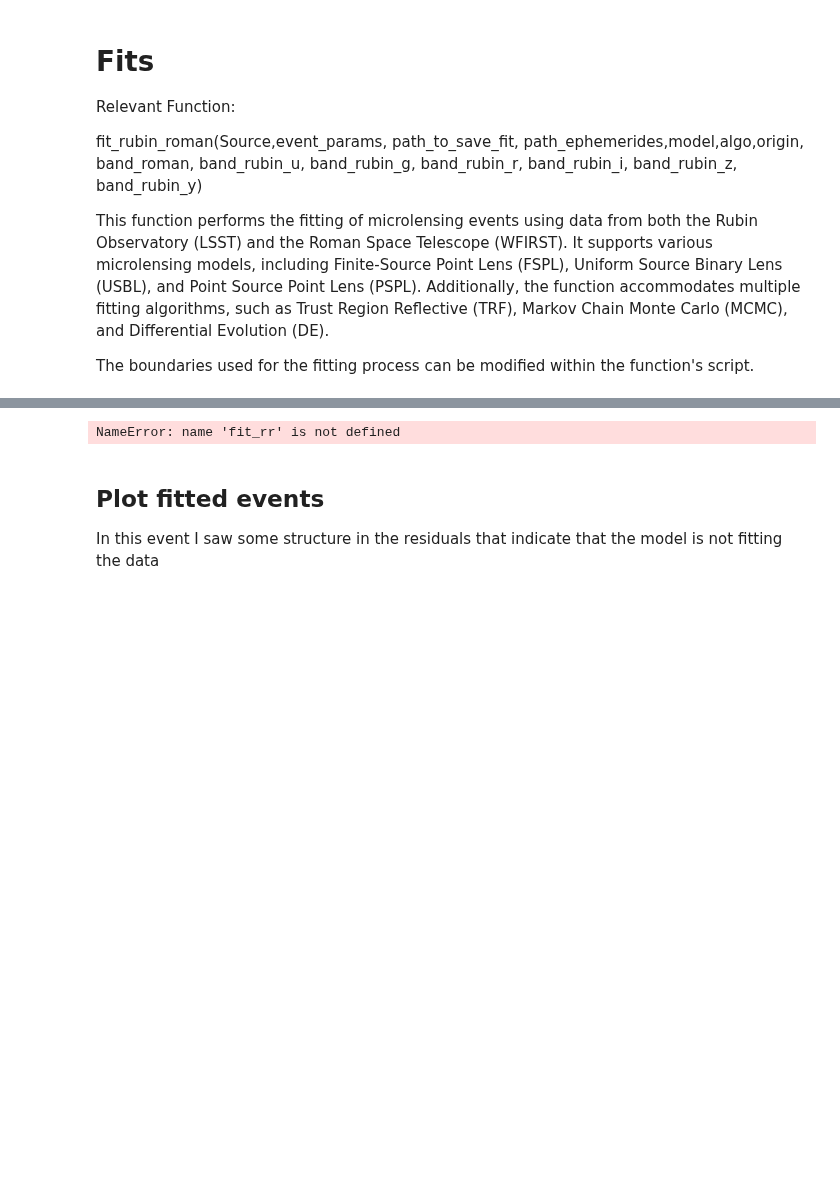
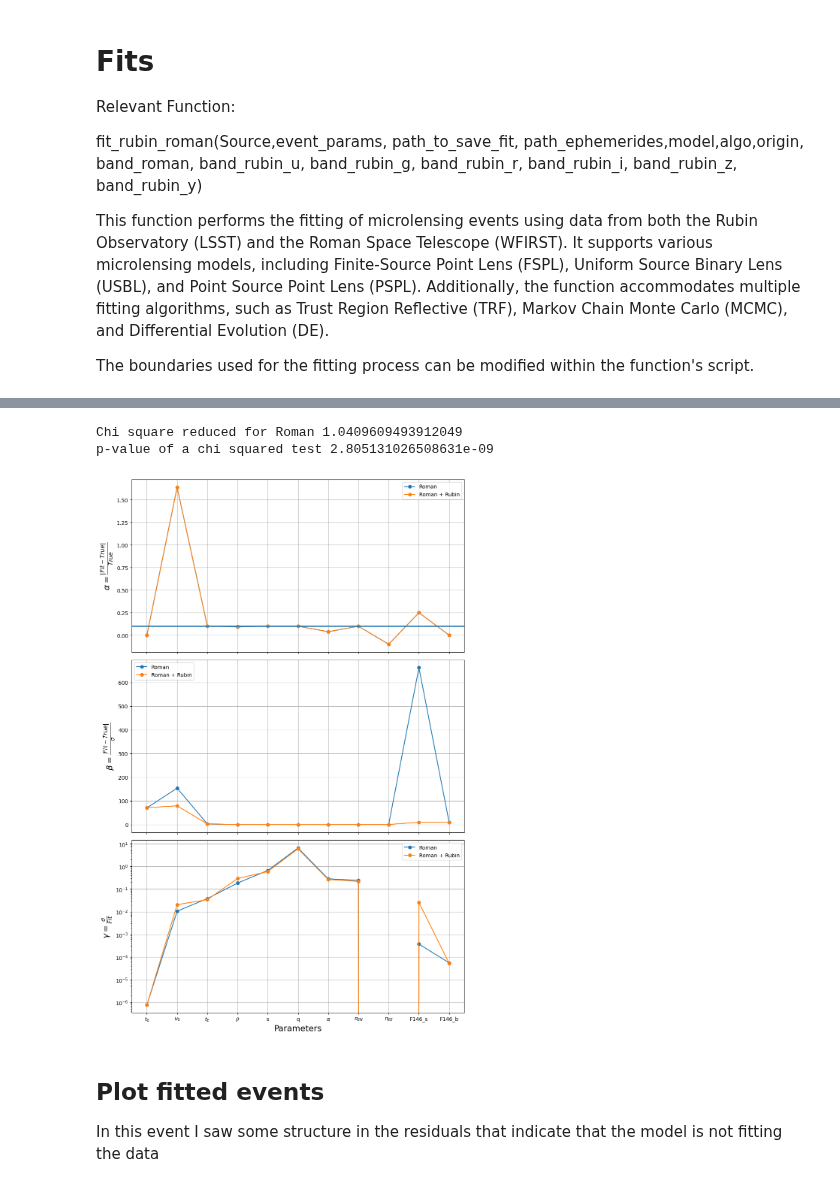
Before and after one commit to anibal-art/roman_rubin, a Jupyter notebook: notebooks/Example_sim_and_fit.ipynb, the cells around one changed output, grey strips where cells are left out. Saved outputs shown, nothing was run; the diff lists cells and outputs as text; code cells hidden in the pictures; blank space fills up the shorter version.

```diff
--- a/notebooks/Example_sim_and_fit.ipynb
+++ b/notebooks/Example_sim_and_fit.ipynb
@@ -255,11 +309,9 @@ NameError: name 'i' is not defined
 # %%
 # for i in range(len(fit_rr.fit_results['DE_population'])):
-print(len(fit_rr.fit_results['DE_population']))
-plt.hist2d(fit_rr.fit_results['DE_population'][:,2],fit_rr.fit_results['DE_population'][:,8], bins=50, cmap='viridis')
+# print(len(fit_rr.fit_results['DE_population']))
+# plt.hist2d(fit_rr.fit_results['DE_population'][:,2],fit_rr.fit_results['DE_population'][:,8], bins=50, cmap='viridis')
 
-plt.show()
+# plt.show()
-# %% [output]
-NameError: name 'fit_rr' is not defined
 # %%
 #we can make some tests to check if this is a good event before make the plot
 from scipy.stats import chi2
@@ -267,7 +319,7 @@ chi2_roman = fit_roman.fit_results['chi2']
 DOF_roman = len(pyLIMAmodel_roman.event.telescopes[0].lightcurve_magnitude['time'])-len(fit_roman.fit_results['best_model'])
 print('Chi square reduced for Roman', chi2_roman/DOF_roman)
 print('p-value of a chi squared test', chi2.sf(chi2_roman, DOF_roman))
-print('We see a very low p-value this indicates that is unlikely that the model follow the data.')
+# print('We see a very low p-value this indicates that is unlikely that the model follow the data.')
 # #metrics
 
 #metric alpha
@@ -279,6 +331,9 @@ beta_rr = (abs(np.array(true_params[0:len(fit_rr.fit_results['best_model'])])-fi
 #metric gamma
 gamma_roman = np.sqrt(np.diag(fit_roman.fit_results['covariance_matrix']))/np.array(true_params[0:len(fit_roman.fit_results['best_model'])])
 gamma_rr = (np.sqrt(np.diag(fit_rr.fit_results['covariance_matrix']))/np.array(true_params[0:len(fit_rr.fit_results['best_model'])]))[0:len(fit_roman.fit_results['best_model'])]
+# %% [output]
+Chi square reduced for Roman 1.0409609493912049
+p-value of a chi squared test 2.805131026508631e-09
 # %%
 # Parameter labels
 xticks = [r'$t_0$', r'$u_0$', r'$t_E$', r'$\rho$', 's', 'q', r'$\alpha$', r'$\pi_{EN}$', r'$\pi_{EE}$', 'F146_s', 'F146_b']
@@ -287,33 +342,36 @@ xticks = [r'$t_0$', r'$u_0$', r'$t_E$', r'$\rho$', 's', 'q', r'$\alpha$', r'$\pi
 fig, axs = plt.subplots(3, 1, figsize=(10, 15), sharex=True)
 
 # Plot alpha
 axs[0].plot(alpha_roman, marker='o', label='Roman')
 axs[0].plot(alpha_rr, marker='o', label='Roman + Rubin')
 axs[0].set_ylabel(r'$\alpha = \frac{|Fit-True|}{True}$', fontsize=16)
+axs[0].axhline(rango,lw=2,ls='-')
 axs[0].legend()
 axs[0].grid(True)
 
 # Plot beta
 axs[1].plot(beta_roman, marker='o', label='Roman')
 axs[1].plot(beta_rr, marker='o', label='Roman + Rubin')
 axs[1].set_ylabel(r'$\beta =\frac{|Fit-True|}{\sigma}$', fontsize=16)
 axs[1].legend()
 axs[1].grid(True)
 
 # Plot gamma
 axs[2].plot(gamma_roman, marker='o', label='Roman')
 axs[2].plot(gamma_rr, marker='o', label='Roman + Rubin')
 axs[2].set_ylabel(r'$\gamma =\frac{\sigma}{Fit}$', fontsize=16)
 axs[2].legend()
 axs[2].set_yscale('log')
 axs[2].grid(True)
 
 # Shared x-axis
 axs[0].set_xticks(ticks=range(len(xticks)), labels=xticks, rotation=45, fontsize=12)
 
 axs[2].set_xlabel('Parameters', fontsize=16)
 plt.tight_layout()
 plt.show()
+# %% [output]
+[figure, added]
 # %%
 # just a re-definition
 model_rr = pyLIMAmodel_rr
```
Also changed, not shown: parts of 14 cells of this notebook, 6 other files.
